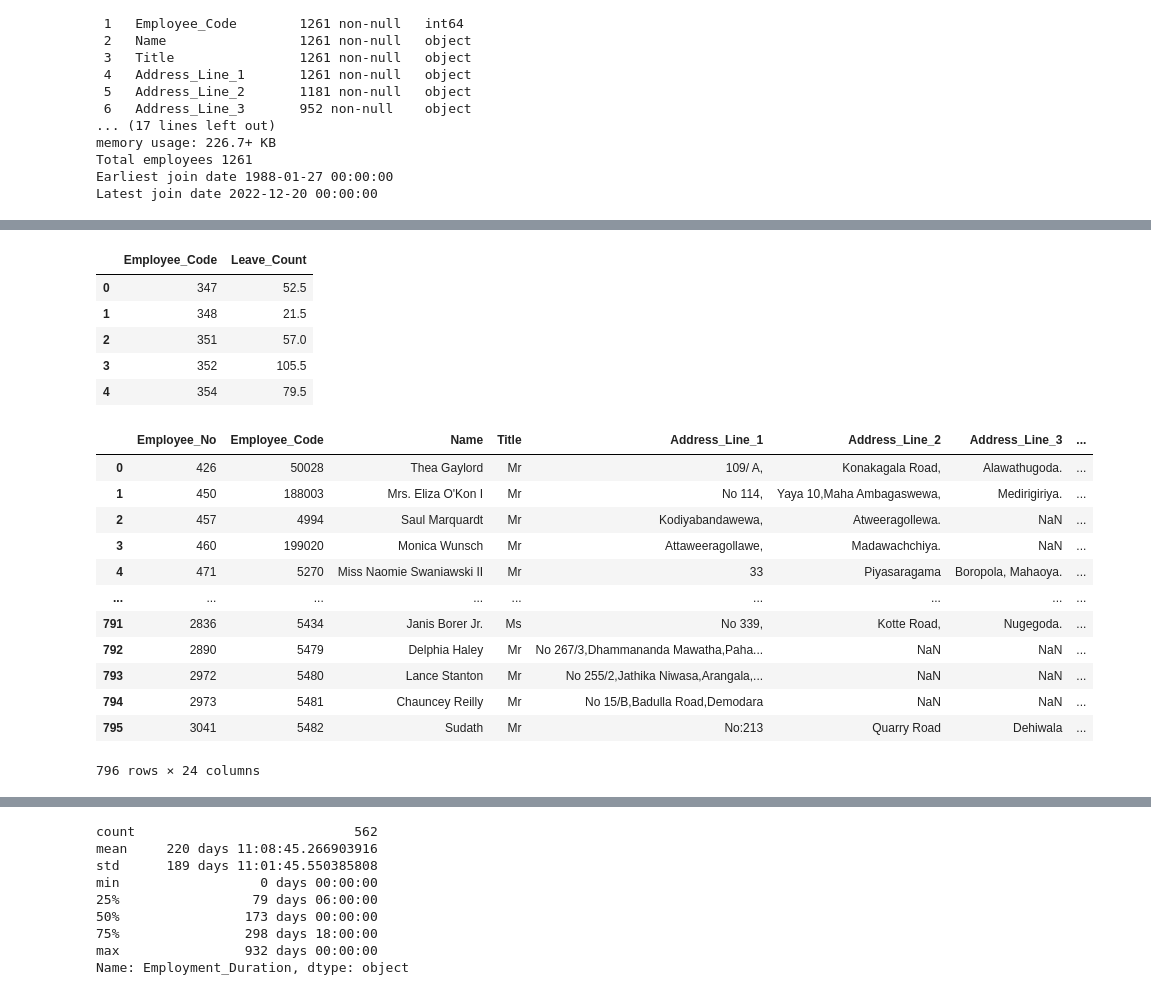
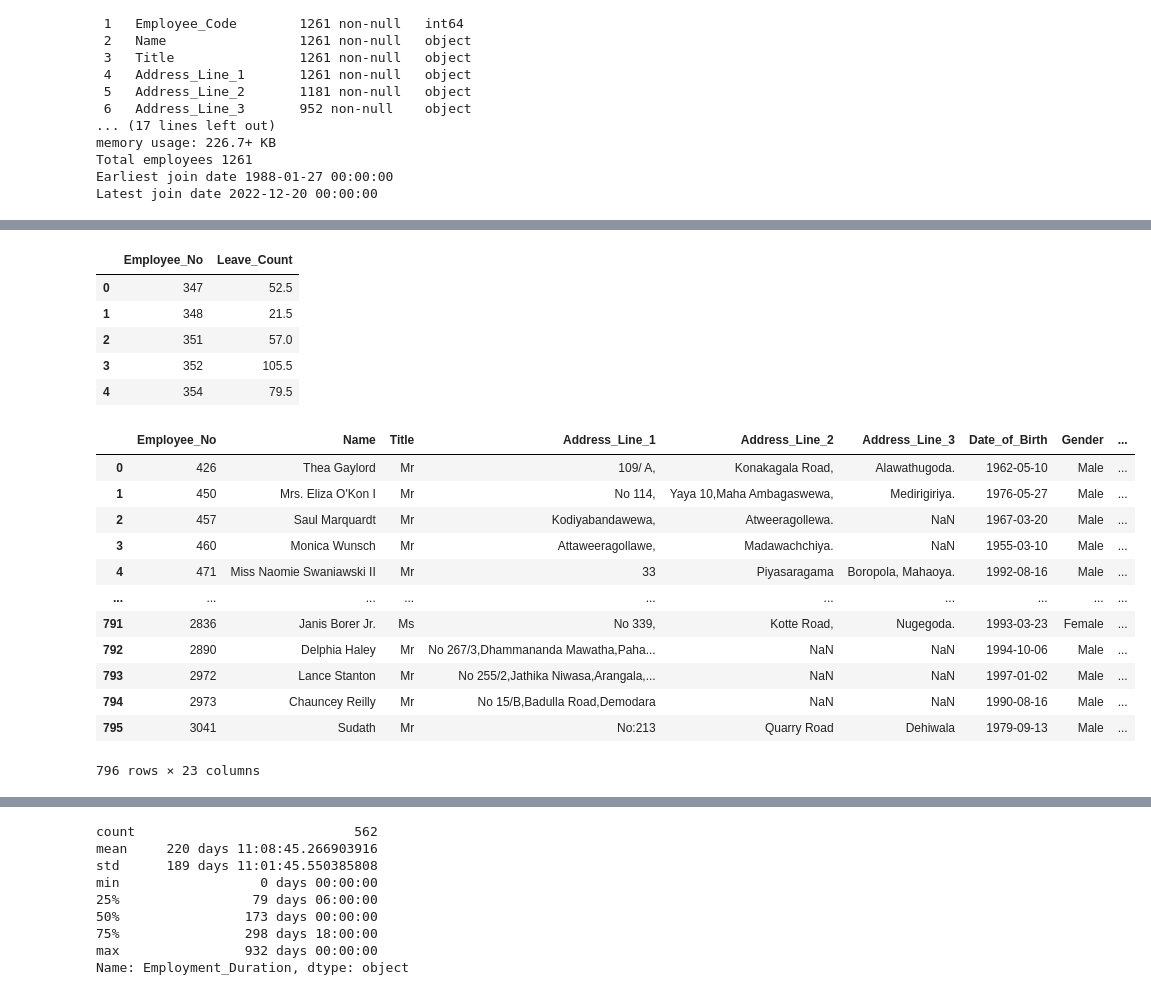
Before and after one commit to pcperera/attrition, a Jupyter notebook: descriptive-feature-engineering-combined.ipynb, the cells around one changed output, grey strips where cells are left out. Drawn from its saved outputs; the diff is of its cells as text; code cells hidden in the pictures.

```diff
--- a/descriptive-feature-engineering-combined.ipynb
+++ b/descriptive-feature-engineering-combined.ipynb
@@ -30,9 +30,12 @@ Total employees 1261
 Earliest join date 1988-01-27 00:00:00
 Latest join date 2022-12-20 00:00:00
 # %%
+# Clean employee table
+# Drop Employee_Code because it's not referenced in other tables.
+df_employee = df_employee_raw.drop('Employee_Code', axis=1)
 # We start analysis from 2020-02-01 from when the attendance system is properly implemented at the given organization.
 start_time = pd.to_datetime('2020-02-01 00:00:00')
-date_range = (df_employee_raw['Date_Joined'] >= start_time)
-df_employee = df_employee_raw.loc[date_range]
-df_employee['Date_Joined'].describe()
+date_range = (df_employee['Date_Joined'] >= start_time)
+df_employee = df_employee.loc[date_range]
+df_employee
 # %% [output]
@@ -46,8 +65,7 @@ Name: Date_Joined, dtype: object
 # %%
 # Read leaves dataset, filter out special leave categories.
 df_leaves = pd.read_csv('data/leaves_clean.csv')
-df_leaves = df_leaves.rename(columns={'Employee_No': 'Employee_Code',
-                                      'leave_date': 'Leave_Date',
+df_leaves = df_leaves.rename(columns={'leave_date': 'Leave_Date',
                                       'Type': 'Leave_Factor',
                                       'Applied Date': 'Applied_Date',
                                       'leave_leave_date': 'Lieu_Leave_Date',
@@ -56,12 +74,12 @@ df_leaves = df_leaves.rename(columns={'Employee_No': 'Employee_Code',
 df_leaves_type_map = {'Half Day': 0.5, 'Full Day': 1}
 df_leaves['Leave_Factor'] = df_leaves['Leave_Factor'].map(df_leaves_type_map)
 df_leaves_legit = pd.DataFrame(df_leaves.loc[(df_leaves['Leave_Category'] != 'Liue Leave') & (df_leaves['Leave_Category'] != 'Curfew') & (df_leaves['Leave_Category'] != 'Sat Holiday')])
-df_leaves_summary_temp = df_leaves.groupby('Employee_Code')['Leave_Factor'].sum()
-df_leaves_summary = pd.DataFrame({'Employee_Code': df_leaves_summary_temp.index, 'Leave_Count':  df_leaves_summary_temp.values})
+df_leaves_summary_temp = df_leaves.groupby('Employee_No')['Leave_Factor'].sum()
+df_leaves_summary = pd.DataFrame({'Employee_No': df_leaves_summary_temp.index, 'Leave_Count':  df_leaves_summary_temp.values})
 df_leaves_summary.head()
 #df_leaves_summary
 # %% [output]
-|  | Employee_Code | Leave_Count |
+|  | Employee_No | Leave_Count |
 | 0 | 347 | 52.5 |
 | 1 | 348 | 21.5 |
 | 2 | 351 | 57.0 |
@@ -70,23 +88,23 @@ df_leaves_summary.head()
 # %%
 # Group two datasets
 
-df_employee = pd.merge(df_employee, df_leaves_summary, on='Employee_Code', how='left')
+df_employee = pd.merge(df_employee, df_leaves_summary, on='Employee_No', how='left')
 df_employee['Leave_Count'].fillna(0, inplace=True)
 df_employee
 # %% [output]
-|  | Employee_No | Employee_Code | Name | Title | Address_Line_1 | Address_Line_2 | Address_Line_3 | ... |
-| 0 | 426 | 50028 | Thea Gaylord | Mr | 109/ A, | Konakagala Road, | Alawathugoda. | ... |
-| 1 | 450 | 188003 | Mrs. Eliza O'Kon I | Mr | No 114, | Yaya 10,Maha Ambagaswewa, | Medirigiriya. | ... |
-| 2 | 457 | 4994 | Saul Marquardt | Mr | Kodiyabandawewa, | Atweeragollewa. | NaN | ... |
-| 3 | 460 | 199020 | Monica Wunsch | Mr | Attaweeragollawe, | Madawachchiya. | NaN | ... |
-| 4 | 471 | 5270 | Miss Naomie Swaniawski II | Mr | 33 | Piyasaragama | Boropola, Mahaoya. | ... |
-| ... | ... | ... | ... | ... | ... | ... | ... | ... |
-| 791 | 2836 | 5434 | Janis Borer Jr. | Ms | No 339, | Kotte Road, | Nugegoda. | ... |
-| 792 | 2890 | 5479 | Delphia Haley | Mr | No 267/3,Dhammananda Mawatha,Paha... | NaN | NaN | ... |
-| 793 | 2972 | 5480 | Lance Stanton | Mr | No 255/2,Jathika Niwasa,Arangala,... | NaN | NaN | ... |
-| 794 | 2973 | 5481 | Chauncey Reilly | Mr | No 15/B,Badulla Road,Demodara | NaN | NaN | ... |
-| 795 | 3041 | 5482 | Sudath | Mr | No:213 | Quarry Road | Dehiwala | ... |
+|  | Employee_No | Name | Title | Address_Line_1 | Address_Line_2 | Address_Line_3 | Date_of_Birth | Gender | ... |
+| 0 | 426 | Thea Gaylord | Mr | 109/ A, | Konakagala Road, | Alawathugoda. | 1962-05-10 | Male | ... |
+| 1 | 450 | Mrs. Eliza O'Kon I | Mr | No 114, | Yaya 10,Maha Ambagaswewa, | Medirigiriya. | 1976-05-27 | Male | ... |
+| 2 | 457 | Saul Marquardt | Mr | Kodiyabandawewa, | Atweeragollewa. | NaN | 1967-03-20 | Male | ... |
+| 3 | 460 | Monica Wunsch | Mr | Attaweeragollawe, | Madawachchiya. | NaN | 1955-03-10 | Male | ... |
+| 4 | 471 | Miss Naomie Swaniawski II | Mr | 33 | Piyasaragama | Boropola, Mahaoya. | 1992-08-16 | Male | ... |
+| ... | ... | ... | ... | ... | ... | ... | ... | ... | ... |
+| 791 | 2836 | Janis Borer Jr. | Ms | No 339, | Kotte Road, | Nugegoda. | 1993-03-23 | Female | ... |
+| 792 | 2890 | Delphia Haley | Mr | No 267/3,Dhammananda Mawatha,Paha... | NaN | NaN | 1994-10-06 | Male | ... |
+| 793 | 2972 | Lance Stanton | Mr | No 255/2,Jathika Niwasa,Arangala,... | NaN | NaN | 1997-01-02 | Male | ... |
+| 794 | 2973 | Chauncey Reilly | Mr | No 15/B,Badulla Road,Demodara | NaN | NaN | 1990-08-16 | Male | ... |
+| 795 | 3041 | Sudath | Mr | No:213 | Quarry Road | Dehiwala | 1979-09-13 | Male | ... |
-796 rows × 24 columns
+796 rows × 23 columns
 # %%
 temp_plot = df_employee['Employment_Type'].value_counts().plot(kind='bar')
 temp_plot.bar_label(temp_plot.containers[0], labels=df_employee['Employment_Type'].value_counts())
```
Also changed, not shown: parts of 5 cells of this notebook, 1 other file.
